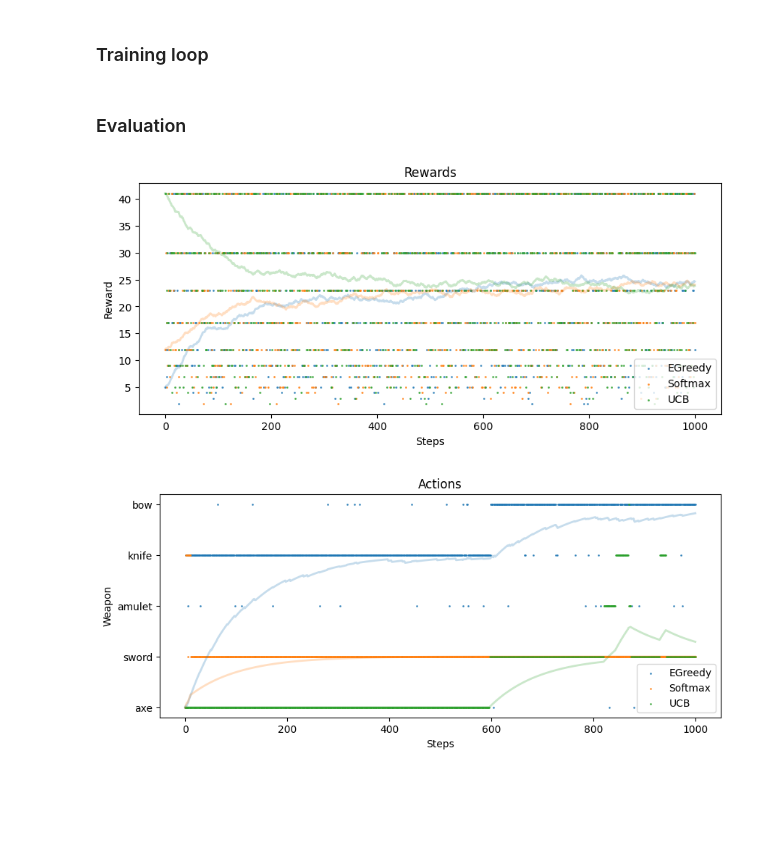
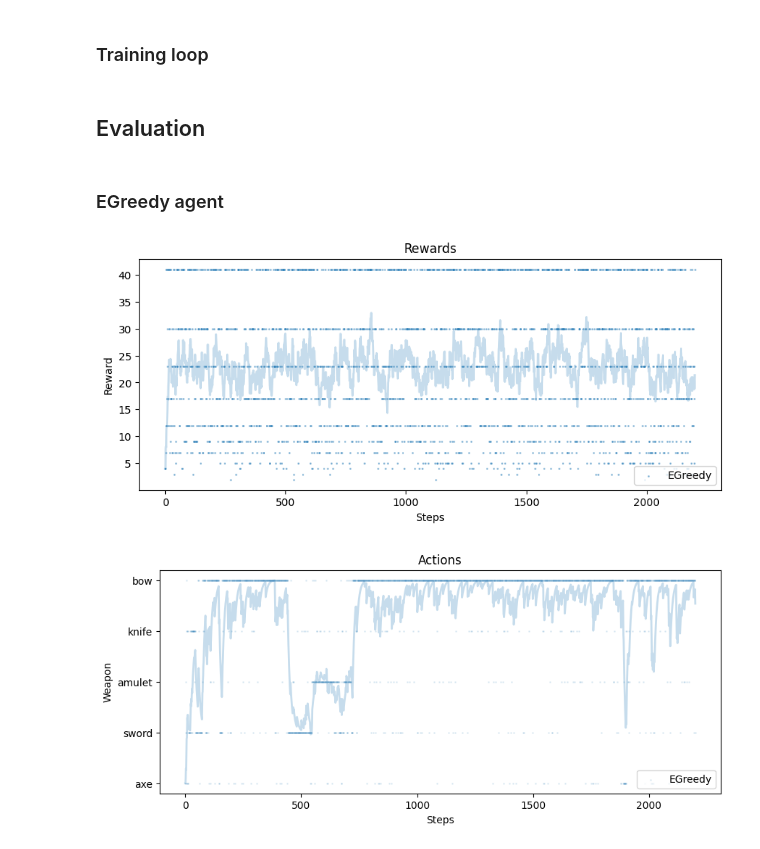
Before and after one commit to czyjtu/GUPB, a Jupyter notebook: mab-gupb.ipynb, the cells around one changed output. Drawn from its saved outputs; the diff is of its cells as text; code cells hidden in the pictures; blank space fills up the shorter version.

Commit message:
2k results

```diff
--- a/mab-gupb.ipynb
+++ b/mab-gupb.ipynb
@@ -79,22 +100,3 @@ def scatter_actions(results_dict: Dict, smooth_weight: float = 0.0, agents: List
-# %%
-def scatter_rewards(results_dict: Dict, smooth_weight: float = 0.0, agents: List = None):
-    _, ax = plt.subplots(1, 1, figsize=(10, 4))
-
-    for agent_name, result in results_dict.items():
-        if agents is not None and agent_name not in agents:
-            continue
-        rewards = jnp.array(result['rewards'])
-        rewards_smooth = smooth(rewards, smooth_weight)
-        ax.scatter(range(len(rewards)), rewards, label=agent_name, color=COLORS[agent_name], s=1, alpha=0.75)
-        ax.plot(range(len(rewards_smooth)), rewards_smooth, color=COLORS[agent_name], alpha=0.25, linewidth=2.)
-
-    if smooth == 1:
-        ax.set_yticks(jnp.unique(jnp.array(result['rewards'])))
-    ax.set_ylabel('Reward')
-    ax.set_xlabel('Steps')
-    ax.set_title('Rewards')
-    ax.legend(loc='lower right')
-    plt.show()
 # %% [markdown]
 ## GUPB environment
 # %%
@@ -246,14 +248,16 @@ for agent_name, agent in agents.items():
 # %% [markdown]
-### Evaluation
+## Evaluation
 # %%
 AGENTS_TO_PLOT = ["EGreedy", "Softmax", "UCB"]
 # %%
-results_loaded = json.load(open("/Users/wciezobka/agh/SemestrIX/uczenie-maszynowe/GUPB/mab-results-1k.json", 'r'))
+results_loaded = json.load(open("/Users/wciezobka/agh/SemestrIX/uczenie-maszynowe/GUPB/mab-results-2k.json", 'r'))
+# %% [markdown]
+### EGreedy agent
 # %%
-scatter_rewards(results_loaded, smooth_weight=0.99, agents=AGENTS_TO_PLOT)
+scatter_rewards(results_loaded, smooth_weight=0.9, alpha=0.4, agents=["EGreedy"])
 # %% [output]
-[figure, old version]
+[figure, new version]
 # %%
-scatter_actions(results_loaded, smooth_weight=0.99, agents=AGENTS_TO_PLOT)
+scatter_actions(results_loaded, smooth_weight=0.9, alpha=0.1, agents=["EGreedy"])
 # %% [output]
-[figure, old version]
+[figure, new version]
```
Also changed, not shown: parts of 13 cells of this notebook, 6 other files.
